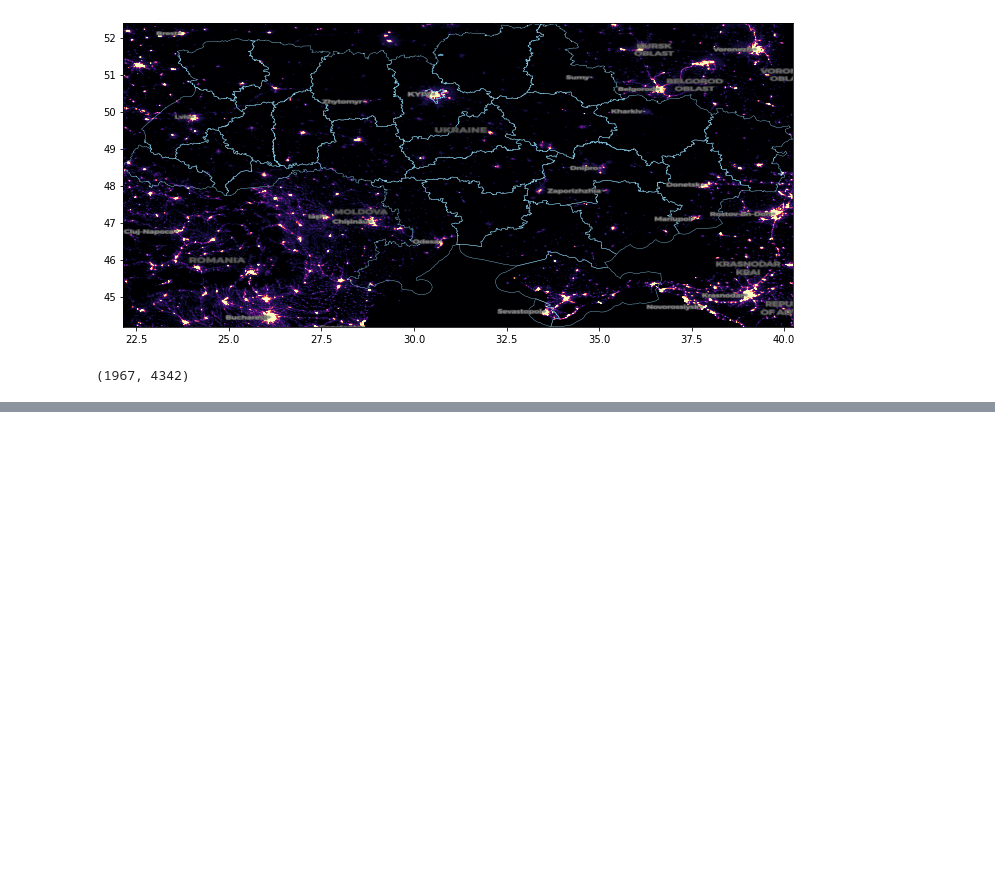
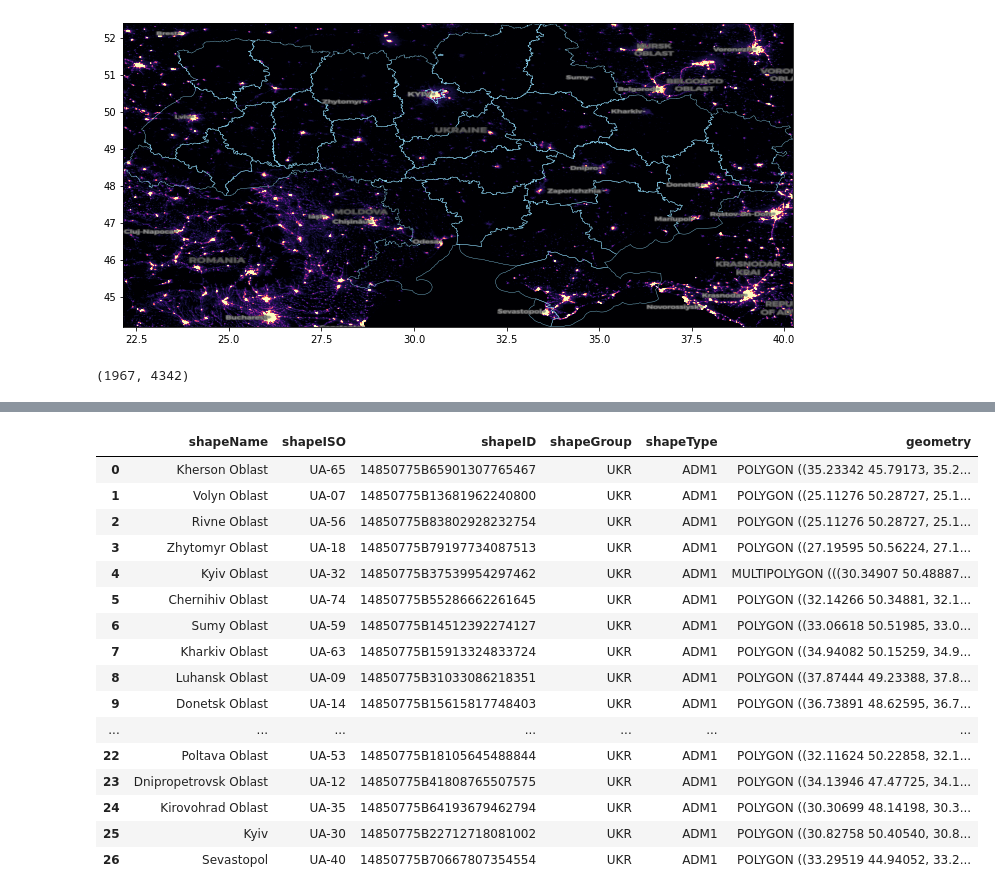
Before and after one commit to lollex90/masters-dissertation, a Jupyter notebook: main.ipynb, the cells around one changed output, grey strips where cells are left out. Cells and saved outputs as stored; diff of their text form; code cells hidden in the pictures; blank space fills up the shorter version.

```diff
--- a/main.ipynb
+++ b/main.ipynb
@@ -246,0 +233,20 @@ WindowError: Bounds and transform are inconsistent
+# %%
+ukraine_polygons
+# %% [output]
+|  | shapeName | shapeISO | shapeID | shapeGroup | shapeType | geometry |
+| 0 | Kherson Oblast | UA-65 | 14850775B65901307765467 | UKR | ADM1 | POLYGON ((35.23342 45.79173, 35.2... |
+| 1 | Volyn Oblast | UA-07 | 14850775B13681962240800 | UKR | ADM1 | POLYGON ((25.11276 50.28727, 25.1... |
+| 2 | Rivne Oblast | UA-56 | 14850775B83802928232754 | UKR | ADM1 | POLYGON ((25.11276 50.28727, 25.1... |
+| 3 | Zhytomyr Oblast | UA-18 | 14850775B79197734087513 | UKR | ADM1 | POLYGON ((27.19595 50.56224, 27.1... |
+| 4 | Kyiv Oblast | UA-32 | 14850775B37539954297462 | UKR | ADM1 | MULTIPOLYGON (((30.34907 50.48887... |
+| 5 | Chernihiv Oblast | UA-74 | 14850775B55286662261645 | UKR | ADM1 | POLYGON ((32.14266 50.34881, 32.1... |
+| 6 | Sumy Oblast | UA-59 | 14850775B14512392274127 | UKR | ADM1 | POLYGON ((33.06618 50.51985, 33.0... |
+| 7 | Kharkiv Oblast | UA-63 | 14850775B15913324833724 | UKR | ADM1 | POLYGON ((34.94082 50.15259, 34.9... |
+| 8 | Luhansk Oblast | UA-09 | 14850775B31033086218351 | UKR | ADM1 | POLYGON ((37.87444 49.23388, 37.8... |
+| 9 | Donetsk Oblast | UA-14 | 14850775B15615817748403 | UKR | ADM1 | POLYGON ((36.73891 48.62595, 36.7... |
+| ... | ... | ... | ... | ... | ... | ... |
+| 22 | Poltava Oblast | UA-53 | 14850775B18105645488844 | UKR | ADM1 | POLYGON ((32.11624 50.22858, 32.1... |
+| 23 | Dnipropetrovsk Oblast | UA-12 | 14850775B41808765507575 | UKR | ADM1 | POLYGON ((34.13946 47.47725, 34.1... |
+| 24 | Kirovohrad Oblast | UA-35 | 14850775B64193679462794 | UKR | ADM1 | POLYGON ((30.30699 48.14198, 30.3... |
+| 25 | Kyiv | UA-30 | 14850775B22712718081002 | UKR | ADM1 | POLYGON ((30.82758 50.40540, 30.8... |
+| 26 | Sevastopol | UA-40 | 14850775B70667807354554 | UKR | ADM1 | POLYGON ((33.29519 44.94052, 33.2... |
```
Also changed, not shown: parts of 8 cells of this notebook.
